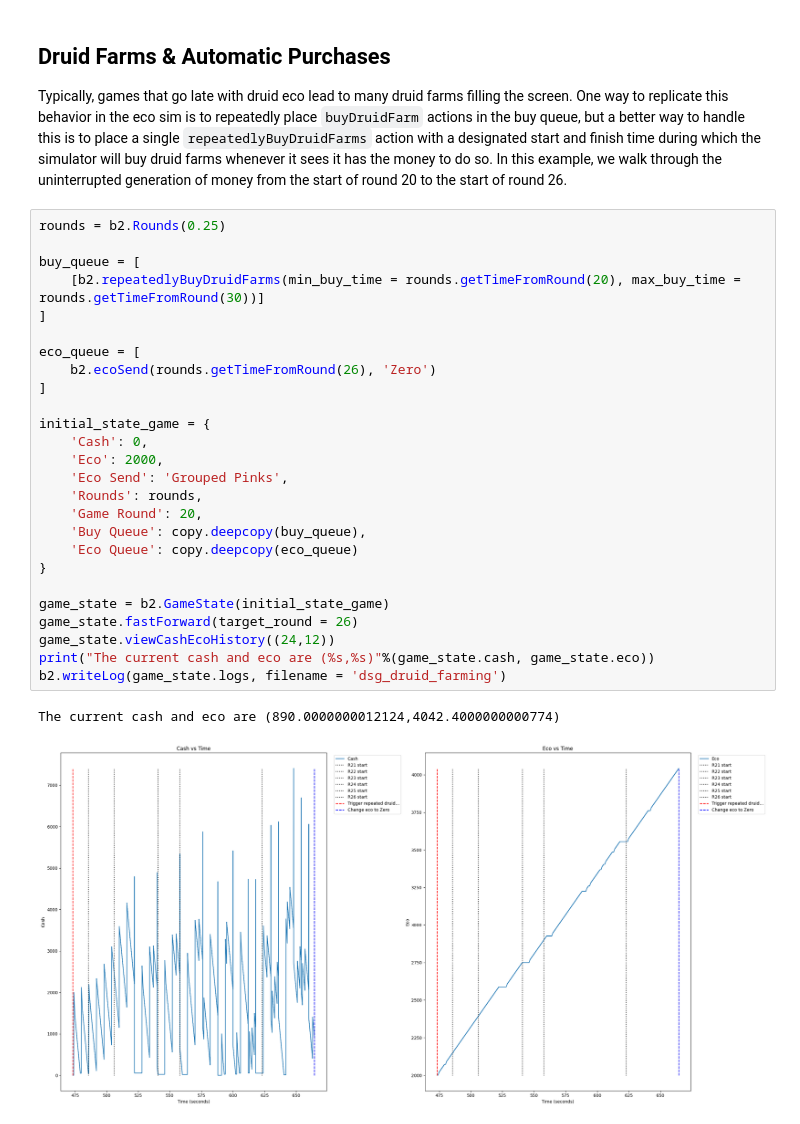
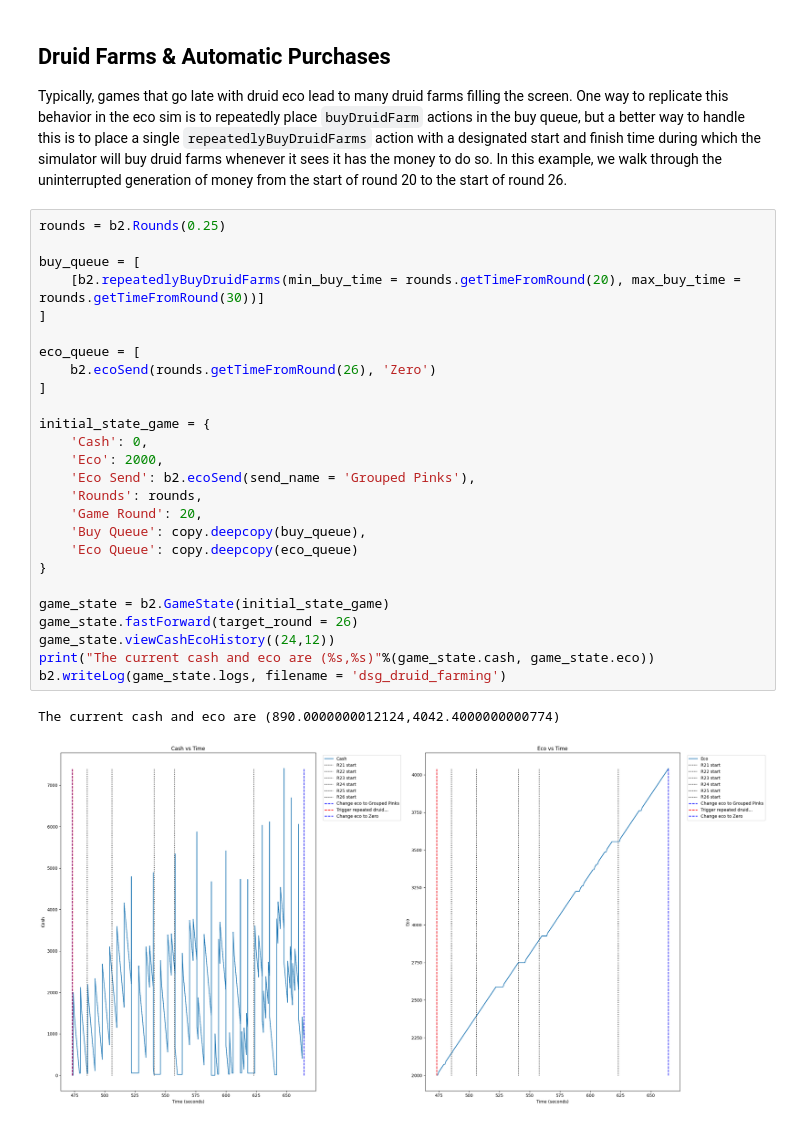
Before and after one commit to redlaserbmBTD/BTDB2_SIMULATOR, a Jupyter notebook: examples/4_alt_eco.ipynb, the cells around one changed output. Drawn from its saved outputs; the diff is of its cells as text.

```diff
--- a/examples/4_alt_eco.ipynb
+++ b/examples/4_alt_eco.ipynb
@@ -25,29 +18,29 @@ Typically, games that go late with druid eco lead to many druid farms filling th
 # %%
 rounds = b2.Rounds(0.25)
 
 buy_queue = [
     [b2.repeatedlyBuyDruidFarms(min_buy_time = rounds.getTimeFromRound(20), max_buy_time = rounds.getTimeFromRound(30))]
 ]
 
 eco_queue = [
     b2.ecoSend(rounds.getTimeFromRound(26), 'Zero')
 ]
 
 initial_state_game = {
     'Cash': 0,
     'Eco': 2000,
-    'Eco Send': 'Grouped Pinks',
+    'Eco Send': b2.ecoSend(send_name = 'Grouped Pinks'),
     'Rounds': rounds,
     'Game Round': 20,
     'Buy Queue': copy.deepcopy(buy_queue),
     'Eco Queue': copy.deepcopy(eco_queue)
 }
 
 game_state = b2.GameState(initial_state_game)
 game_state.fastForward(target_round = 26)
 game_state.viewCashEcoHistory((24,12))
 print("The current cash and eco are (%s,%s)"%(game_state.cash, game_state.eco))
 b2.writeLog(game_state.logs, filename = 'dsg_druid_farming')
 # %% [output]
 The current cash and eco are (890.0000000012124,4042.4000000000774)
-[figure, old version]
+[figure, new version]
```
Also changed, not shown: parts of 1 cell of this notebook, 13 other files.
